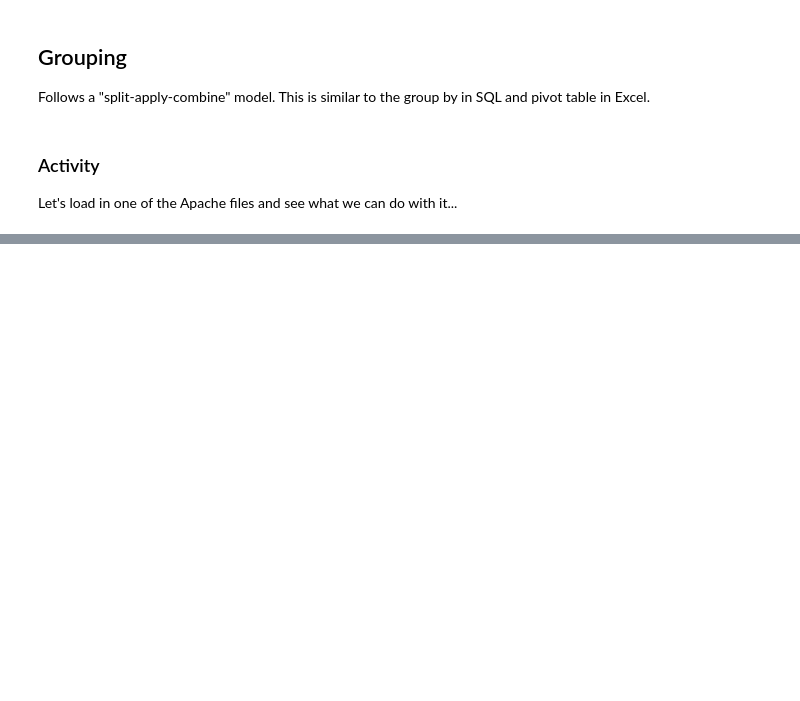
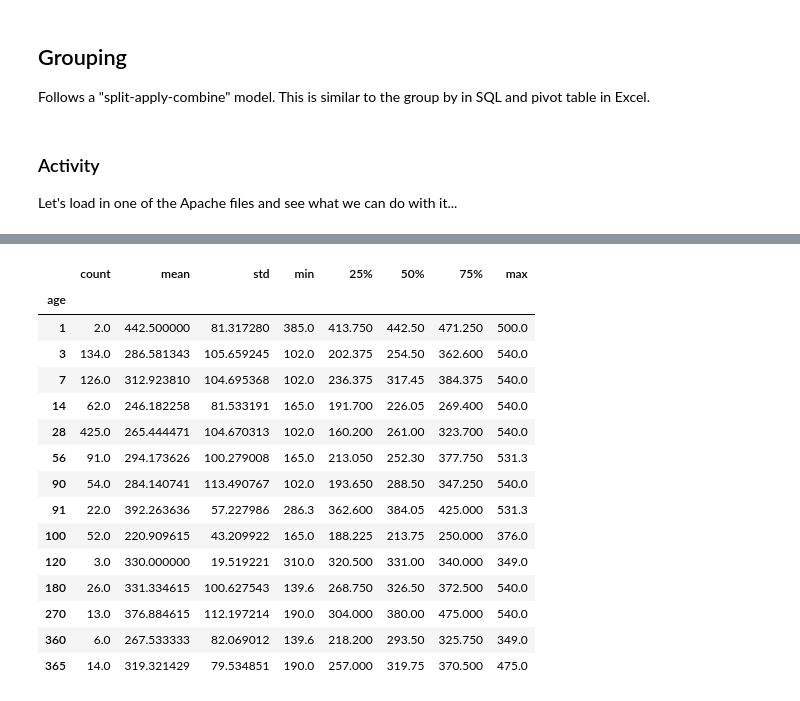
Before and after one commit to hafeild/csc440sp25, a Jupyter notebook: notebooks/06-basic-pandas.ipynb, the cells around one changed output, grey strips where cells are left out. Cells and saved outputs as stored; diff of their text form; code cells hidden in the pictures; blank space fills up the shorter version.

```diff
--- a/notebooks/06-basic-pandas.ipynb
+++ b/notebooks/06-basic-pandas.ipynb
@@ -654,0 +859,3 @@ Let's load in one of the Apache files and see what we can do with it...
+# %%
+statsByAge = ageGroups.describe()
+statsByAge.head()
@@ -654,0 +872,19 @@ Let's load in one of the Apache files and see what we can do with it...
+# %%
+statsByAge['cement']
+# %% [output]
+|  | count | mean | std | min | 25% | 50% | 75% | max |
+| age |  |  |  |  |  |  |  |  |
+| 1 | 2.0 | 442.500000 | 81.317280 | 385.0 | 413.750 | 442.50 | 471.250 | 500.0 |
+| 3 | 134.0 | 286.581343 | 105.659245 | 102.0 | 202.375 | 254.50 | 362.600 | 540.0 |
+| 7 | 126.0 | 312.923810 | 104.695368 | 102.0 | 236.375 | 317.45 | 384.375 | 540.0 |
+| 14 | 62.0 | 246.182258 | 81.533191 | 165.0 | 191.700 | 226.05 | 269.400 | 540.0 |
+| 28 | 425.0 | 265.444471 | 104.670313 | 102.0 | 160.200 | 261.00 | 323.700 | 540.0 |
+| 56 | 91.0 | 294.173626 | 100.279008 | 165.0 | 213.050 | 252.30 | 377.750 | 531.3 |
+| 90 | 54.0 | 284.140741 | 113.490767 | 102.0 | 193.650 | 288.50 | 347.250 | 540.0 |
+| 91 | 22.0 | 392.263636 | 57.227986 | 286.3 | 362.600 | 384.05 | 425.000 | 531.3 |
+| 100 | 52.0 | 220.909615 | 43.209922 | 165.0 | 188.225 | 213.75 | 250.000 | 376.0 |
+| 120 | 3.0 | 330.000000 | 19.519221 | 310.0 | 320.500 | 331.00 | 340.000 | 349.0 |
+| 180 | 26.0 | 331.334615 | 100.627543 | 139.6 | 268.750 | 326.50 | 372.500 | 540.0 |
+| 270 | 13.0 | 376.884615 | 112.197214 | 190.0 | 304.000 | 380.00 | 475.000 | 540.0 |
+| 360 | 6.0 | 267.533333 | 82.069012 | 139.6 | 218.200 | 293.50 | 325.750 | 349.0 |
+| 365 | 14.0 | 319.321429 | 79.534851 | 190.0 | 257.000 | 319.75 | 370.500 | 475.0 |
```
Also changed, not shown: parts of 21 cells of this notebook.
